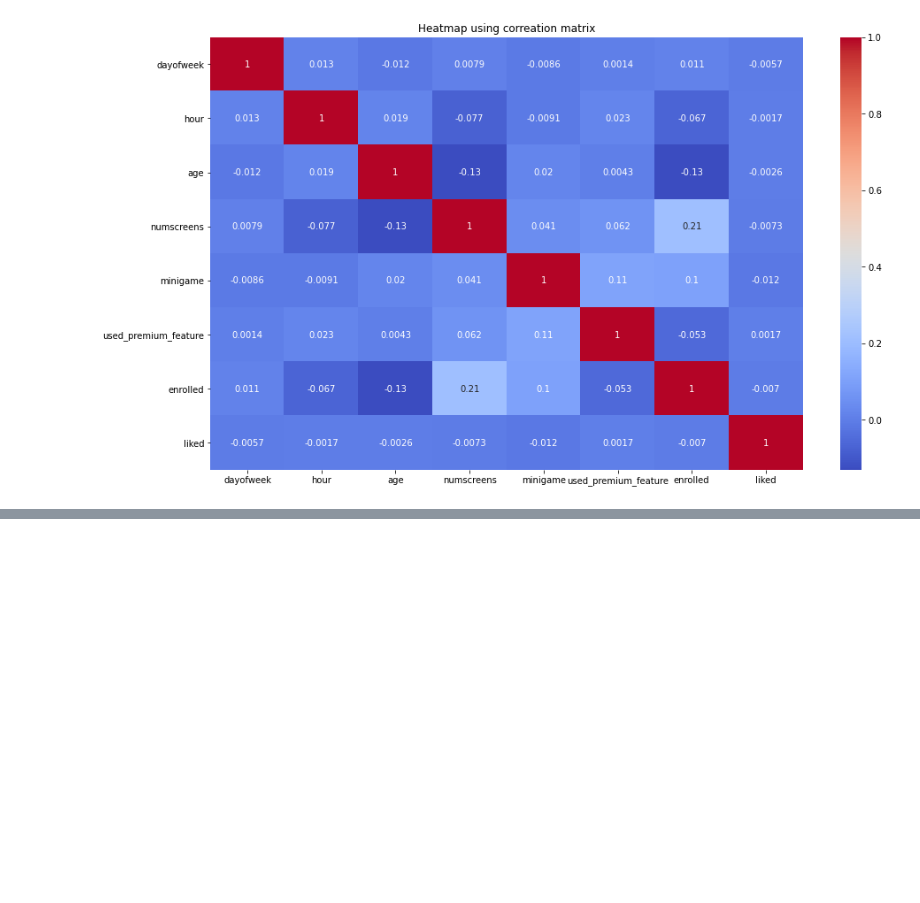
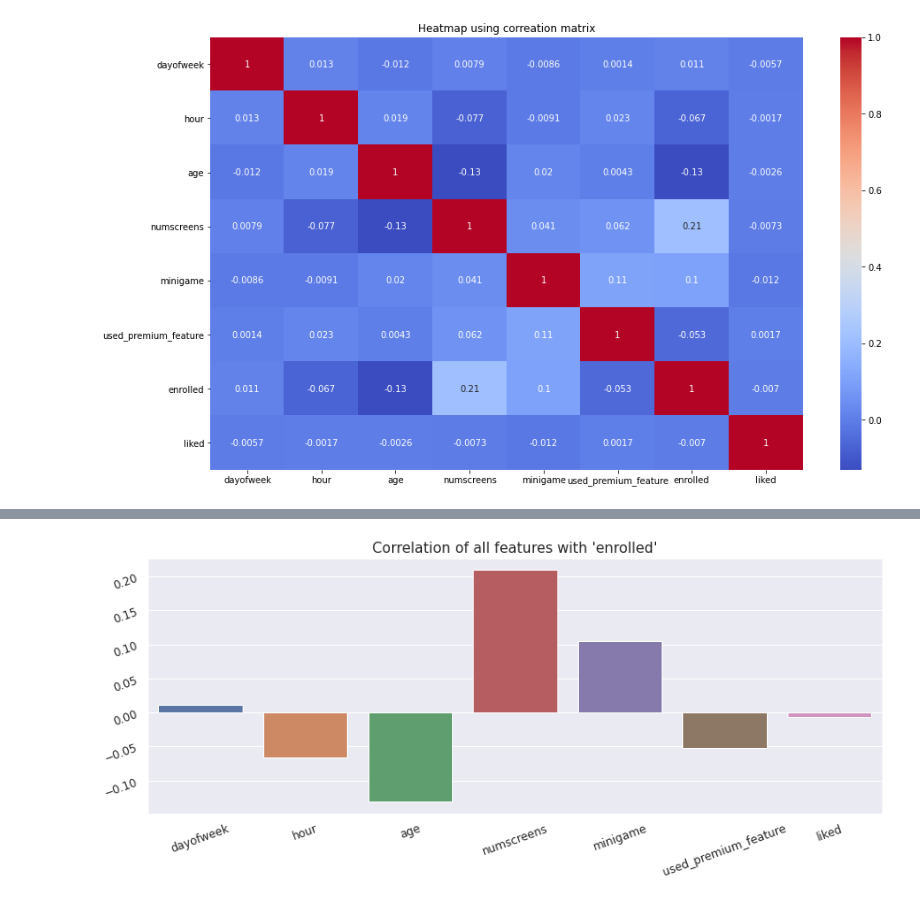
Before and after one commit to deltanode/Machine-Learning, a Jupyter notebook: customer_subscription_prediction/customer_subscription_prediction.ipynb, the cells around one changed output, grey strips where cells are left out. Cells and saved outputs as stored; diff of their text form; code cells hidden in the pictures; blank space fills up the shorter version.

```diff
--- a/customer_subscription_prediction/customer_subscription_prediction.ipynb
+++ b/customer_subscription_prediction/customer_subscription_prediction.ipynb
@@ -185,0 +216,12 @@ plt.show()
+# %%
+# Correlation barplot
+
+sns.set()
+plt.figure(figsize = (14,5))
+app_data_num2 =  app_data_num.drop(["enrolled"], axis=1)
+ax = sns.barplot(app_data_num2.columns, app_data_num2.corrwith(app_data_num["enrolled"]))
+ax.tick_params(labelsize=12, labelrotation=20)
+plt.title("Correlation of all features with 'enrolled'", fontsize=15)
+plt.show()
+# %% [output]
+[figure, added]
```
Also changed, not shown: parts of 17 cells of this notebook.
